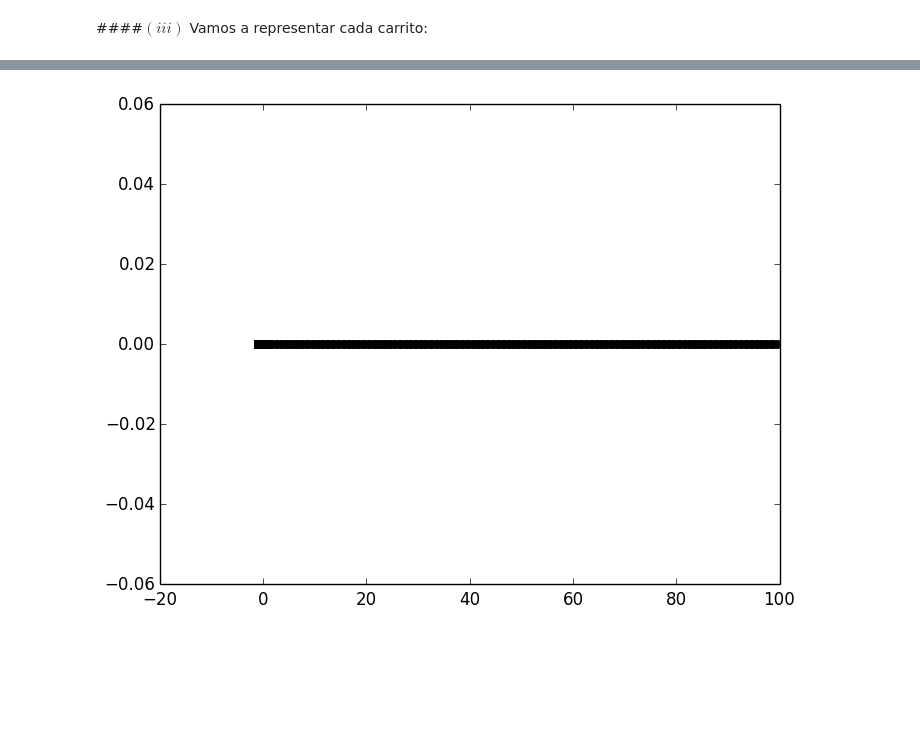
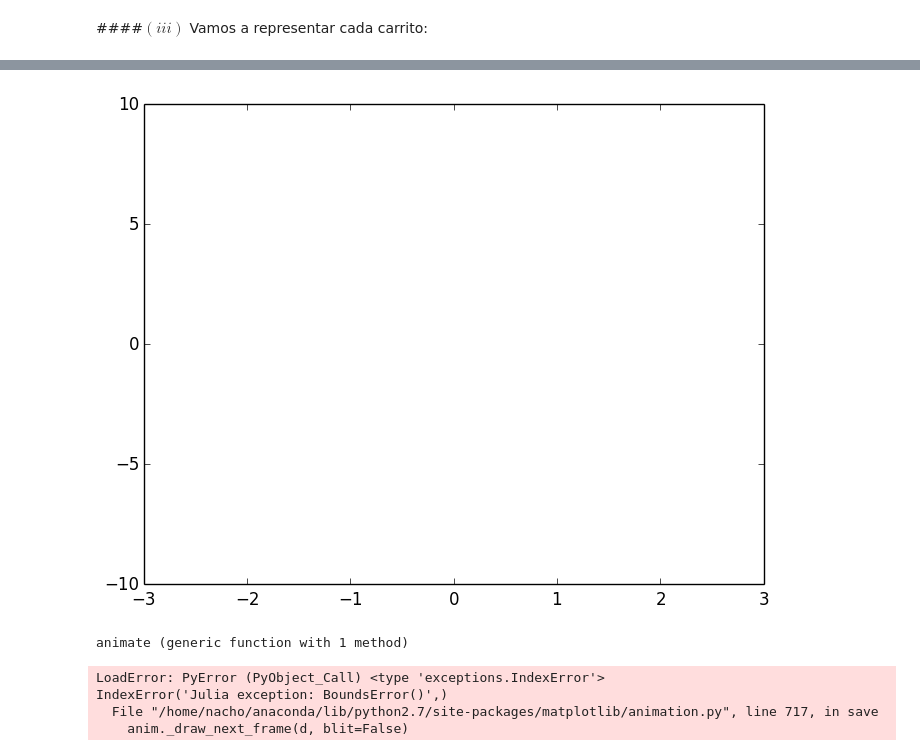
Before and after one commit to spinacho/Escuela, a Jupyter notebook: Séptimo semestre/Física Computacional/fisica_computacional/tareas/Loaiza_Ganem_Ignacio - Tarea 5.ipynb, the cells around one changed output, grey strips where cells are left out. Saved outputs shown, nothing was run; the diff lists cells and outputs as text; code cells hidden in the pictures; blank space fills up the shorter version.

```diff
--- a/Séptimo semestre/Física Computacional/fisica_computacional/tareas/Loaiza_Ganem_Ignacio - Tarea 5.ipynb
+++ b/Séptimo semestre/Física Computacional/fisica_computacional/tareas/Loaiza_Ganem_Ignacio - Tarea 5.ipynb
@@ -623,0 +516,59 @@ animate4 (generic function with 1 method)
+# %%
+# Configuración del lienzo
+fig = figure()
+ax = plt.axes(xlim=(-3, 3), ylim=(-10, 10))
+
+# Cada carrito tiene un color diferente
+# b: blue, r: red
+# o es para dibujar puntos en lugar de rayas
+global line1 = ax[:plot]([], [], "bo", lw=2)[1]
+global line2 = ax[:plot]([], [], "ro", lw=2)[1]
+global line3 = ax[:plot]([], [], "yo", lw=2)[1]
+global line4 = ax[:plot]([], [], "go", lw=2)[1]
+
+# Inicialización
+function init()
+    global line1
+    global line2
+    global line3
+    global line4
+
+    line1[:set_data]([], [])
+    line2[:set_data]([], [])
+    line3[:set_data]([], [])
+    line4[:set_data]([], [])
+
+    return ([line1, line2, line3, line4],None)
+end
+
+# carrito 1, modo 1
+y1_1 = 7.5.*ones(100)
+# carrito 1, modo 2
+y1_2 = 2.5.*ones(100)
+# carrito 1, modo 3
+y1_3 = -2.5.*ones(100)
+# carrito 1, modo 4
+y1_4 = -7.5.*ones(100)
+
+
+
+
+# Esta función dibuja lo que aparece en cada cuadro de la animación
+# i es el número de cuadro o el n-ésimo paso de tiempo
+# Por ejemplo, puede ser el número de paso en el método de Euler
+# La función es llamada secuencialmente por anim.FuncAnimation para cada cuadro
+function animate(i)
+    global line1
+    global line2
+    global line3
+    global line4
+    # i+1 para que i=0 sea x[1]
+    line1[:set_data]([x1_1[i+1],x1_2[i+1],x1_3[i+1],x1_4[i+1]],[y1_1[i+1],y1_2[i+1],y1_3[i+1],y1_4[i+1]])
+    line2[:set_data]([x2_1[i+1],x2_2[i+1],x2_3[i+1],x2_4[i+1]],[y1_1[i+1],y1_2[i+1],y1_3[i+1],y1_4[i+1]])
+    line3[:set_data]([x3_1[i+1],x3_2[i+1],x3_3[i+1],x3_4[i+1]],[y1_1[i+1],y1_2[i+1],y1_3[i+1],y1_4[i+1]])
+    line4[:set_data]([x4_1[i+1],x4_2[i+1],x4_3[i+1],x4_4[i+1]],[y1_1[i+1],y1_2[i+1],y1_3[i+1],y1_4[i+1]])
+    return ([line1, line2, line3, line4],None)
+end
+# %% [output]
+[figure, added]
+animate (generic function with 1 method)
@@ -624,5 +595,8 @@ animate4 (generic function with 1 method)
 # %%
-myanim3 = anim.FuncAnimation(fig, animate3, init_func=init, frames=100, interval=20, blit=true)
-myanim3[:save]("modo1.gif", writer="imagemagick", fps=10);
+myanim = anim.FuncAnimation(fig, animate, init_func=init, frames=500, interval=20, blit=true)
+myanim[:save]("modo2.gif", writer="imagemagick", fps=10);
 # %% [output]
-[figure, removed]
+LoadError: PyError (PyObject_Call) <type 'exceptions.IndexError'>
+IndexError('Julia exception: BoundsError()',)
+  File "/home/nacho/anaconda/lib/python2.7/site-packages/matplotlib/animation.py", line 717, in save
+    anim._draw_next_frame(d, blit=False)
```
Also changed, not shown: parts of 10 cells of this notebook, 5 other files.
